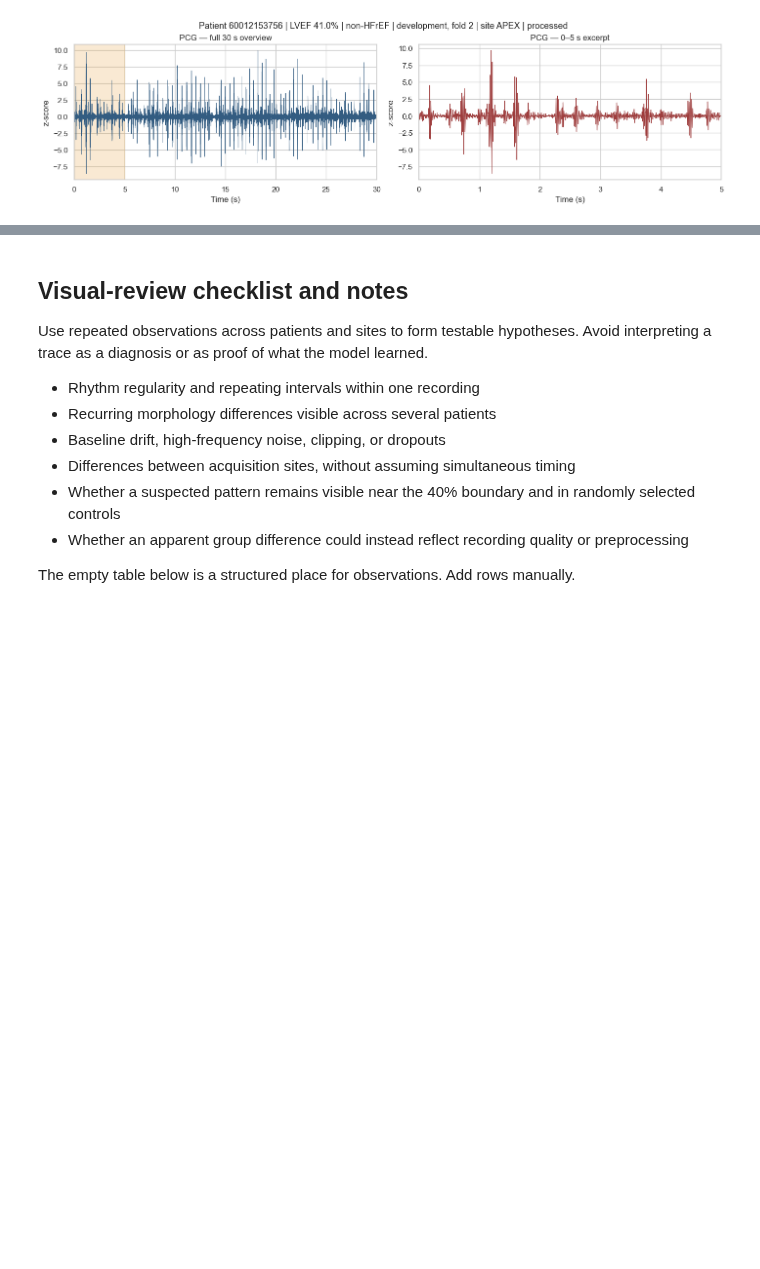
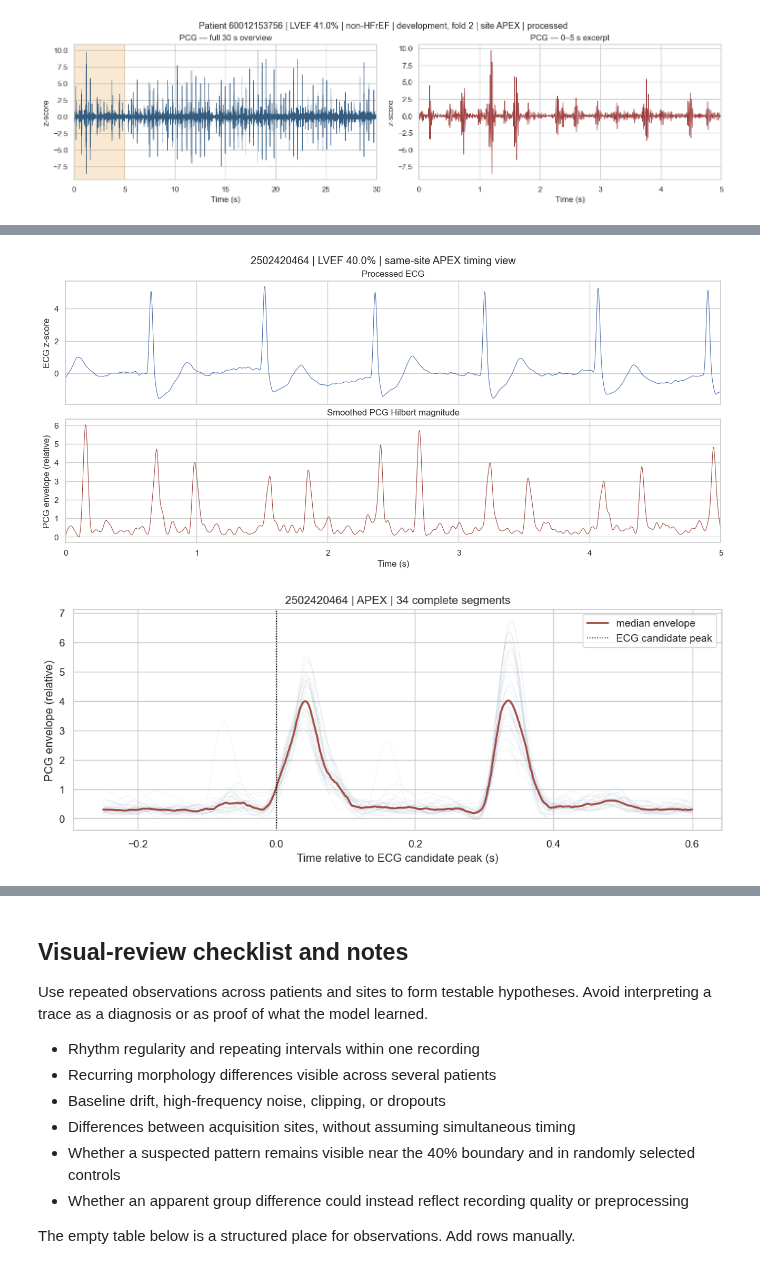
Before and after one commit to marwanelgharbawy/ecg-pcg-fusion-hfref, a Jupyter notebook: notebooks/4_signal_exploration.ipynb, the cells around one changed output, grey strips where cells are left out. Saved outputs shown, nothing was run; the diff lists cells and outputs as text; code cells hidden in the pictures; blank space fills up the shorter version.

```diff
--- a/notebooks/4_signal_exploration.ipynb
+++ b/notebooks/4_signal_exploration.ipynb
@@ -578,0 +1135,53 @@ _ = plot_patient(PCG_BOUNDARY_PATIENT, modality='PCG', site=DEFAULT_SITE,
+# %%
+def plot_same_site_ecg_pcg(patient_id, site='APEX', start_s=0.0, duration_s=5.0):
+    row = patient_row(patient_id)
+    ecg, ecg_fs, _ = load_signal(row.Patient_ID, 'ECG', site, 'processed', row.Split)
+    pcg, pcg_fs, _ = load_signal(row.Patient_ID, 'PCG', site, 'processed', row.Split)
+    envelope = pcg_envelope(pcg, pcg_fs)
+    if start_s < 0 or duration_s <= 0 or start_s + duration_s > DURATION_SECONDS:
+        raise ValueError(f'Window must lie within 0–{DURATION_SECONDS} seconds.')
+    ecg_left, ecg_right = int(start_s*ecg_fs), int((start_s+duration_s)*ecg_fs)
+    pcg_left, pcg_right = int(start_s*pcg_fs), int((start_s+duration_s)*pcg_fs)
+    fig, axes = plt.subplots(2, 1, figsize=(13, 6), sharex=True, constrained_layout=True)
+    axes[0].plot(np.arange(ecg_left, ecg_right)/ecg_fs, ecg[ecg_left:ecg_right], linewidth=.8)
+    axes[0].set(ylabel='ECG z-score', title='Processed ECG')
+    axes[1].plot(np.arange(pcg_left, pcg_right)/pcg_fs, envelope[pcg_left:pcg_right], linewidth=.8, color='#a14b42')
+    axes[1].set(xlabel='Time (s)', ylabel='PCG envelope (relative)', title='Smoothed PCG Hilbert magnitude')
+    axes[1].set_xlim(start_s, start_s+duration_s)
+    fig.suptitle(f'{row.Patient_ID} | LVEF {row.LVEF_percent:.1f}% | same-site {site} timing view')
+    plt.show()
+    return fig
+
+def plot_pcg_envelope_at_ecg_candidates(patient_id, site='APEX'):
+    row = patient_row(patient_id)
+    ecg, ecg_fs, _ = load_signal(row.Patient_ID, 'ECG', site, 'processed', row.Split)
+    pcg, pcg_fs, _ = load_signal(row.Patient_ID, 'PCG', site, 'processed', row.Split)
+    detection = detect_ecg_beats(ecg, ecg_fs, **DETECTOR_SETTINGS)
+    envelope = pcg_envelope(pcg, pcg_fs)
+    pre, post = .25, .60
+    relative = np.arange(-int(pre*pcg_fs), int(post*pcg_fs)+1) / pcg_fs
+    segments = []
+    for peak in detection.peaks:
+        center = int(round((peak/ecg_fs)*pcg_fs))
+        left, right = center-int(pre*pcg_fs), center+int(post*pcg_fs)+1
+        if left >= 0 and right <= len(envelope):
+            segments.append(envelope[left:right])
+    if not segments:
+        raise ValueError('No complete ECG-aligned PCG envelope segments.')
+    segments = np.asarray(segments)
+    fig, ax = plt.subplots(figsize=(10, 4), constrained_layout=True)
+    ax.plot(relative, segments.T, alpha=.10, color='#527a9d', linewidth=.5)
+    ax.plot(relative, np.median(segments, axis=0), color='#a14b42', linewidth=2, label='median envelope')
+    ax.axvline(0, color='black', linestyle=':', linewidth=1, label='ECG candidate peak')
+    ax.set(xlabel='Time relative to ECG candidate peak (s)', ylabel='PCG envelope (relative)',
+           title=f'{row.Patient_ID} | {site} | {len(segments)} complete segments')
+    ax.legend()
+    plt.show()
+    return fig
+
+PCG_FEASIBILITY_PATIENT = comparison_groups['near_cutoff_hfref'].iloc[0].Patient_ID
+_ = plot_same_site_ecg_pcg(PCG_FEASIBILITY_PATIENT, site='APEX')
+_ = plot_pcg_envelope_at_ecg_candidates(PCG_FEASIBILITY_PATIENT, site='APEX')
+# %% [output]
+[figure, added]
+[figure, added]
```
Also changed, not shown: parts of 21 cells of this notebook, 3 other files.
